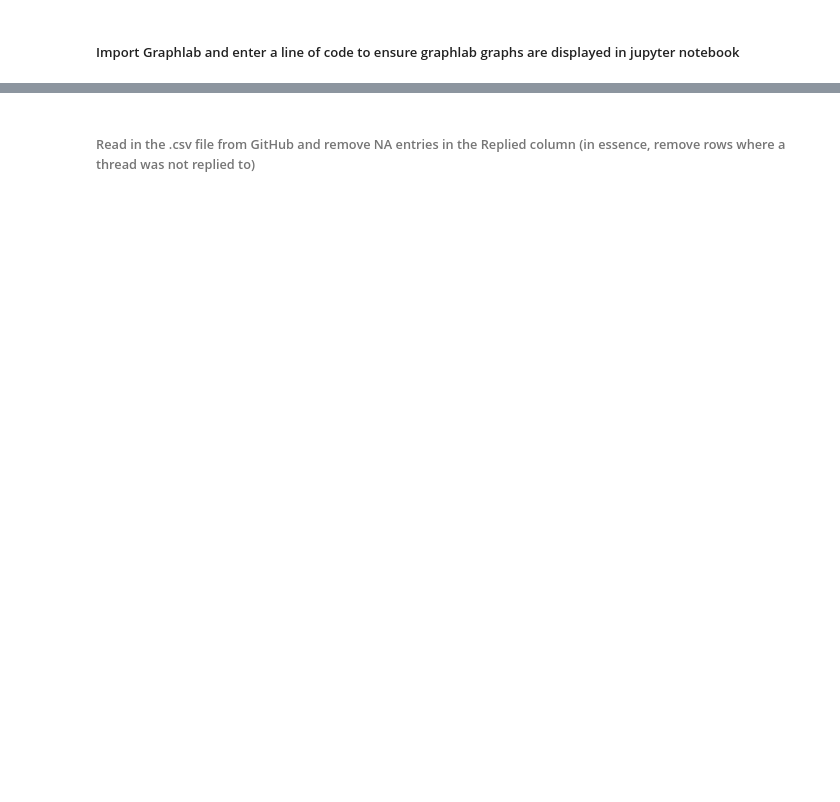
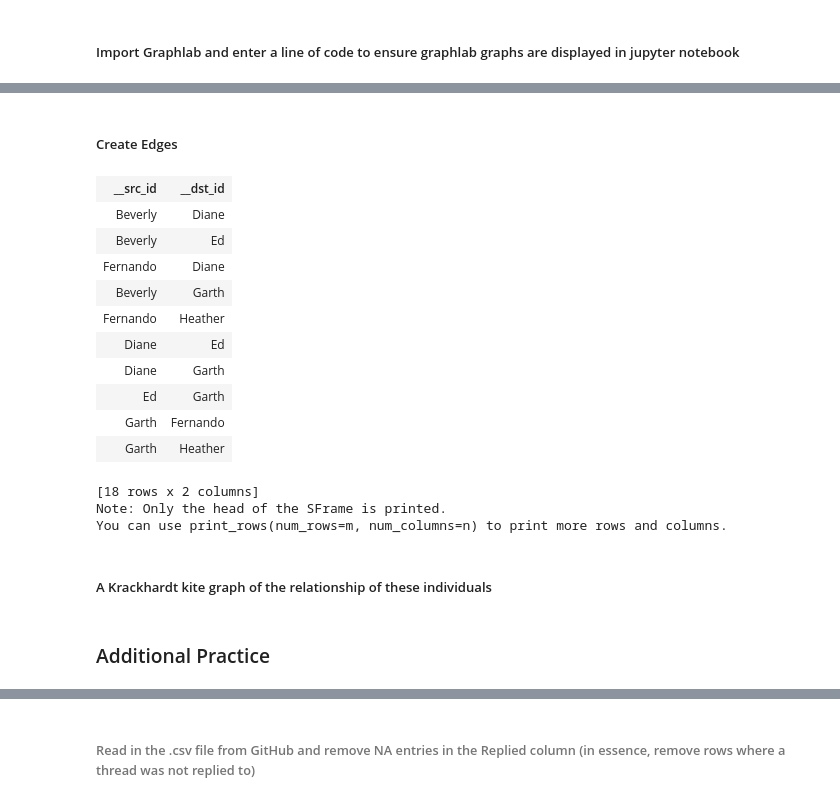
Before and after one commit to Galanopoulog/DATA620-Assignment-1, a Jupyter notebook: Homework 1.ipynb, the cells around one changed output, grey strips where cells are left out. Cells and saved outputs as stored; diff of their text form; code cells hidden in the pictures; blank space fills up the shorter version.

```diff
--- a/Homework 1.ipynb
+++ b/Homework 1.ipynb
@@ -13,0 +47,2 @@ graphlab.canvas.set_target('ipynb')
+# %%
+k = graphlab.Graph().add_vertices(kite, vid_field = 'Name')
@@ -13,0 +63,23 @@ graphlab.canvas.set_target('ipynb')
+# %% [markdown]
+##### Create Edges
+# %%
+k = k.add_edges(kite, src_field='Name',dst_field='Related')
+# %%
+k.get_edges()
+# %% [output]
+| __src_id | __dst_id |
+| Beverly | Diane |
+| Beverly | Ed |
+| Fernando | Diane |
+| Beverly | Garth |
+| Fernando | Heather |
+| Diane | Ed |
+| Diane | Garth |
+| Ed | Garth |
+| Garth | Fernando |
+| Garth | Heather |
+[18 rows x 2 columns]
+Note: Only the head of the SFrame is printed.
+You can use print_rows(num_rows=m, num_columns=n) to print more rows and columns.
+# %% [markdown]
+##### A Krackhardt kite graph of the relationship of these individuals
@@ -13,0 +88,2 @@ graphlab.canvas.set_target('ipynb')
+# %% [markdown]
+### Additional Practice
```
Also changed, not shown: parts of 14 cells of this notebook.
